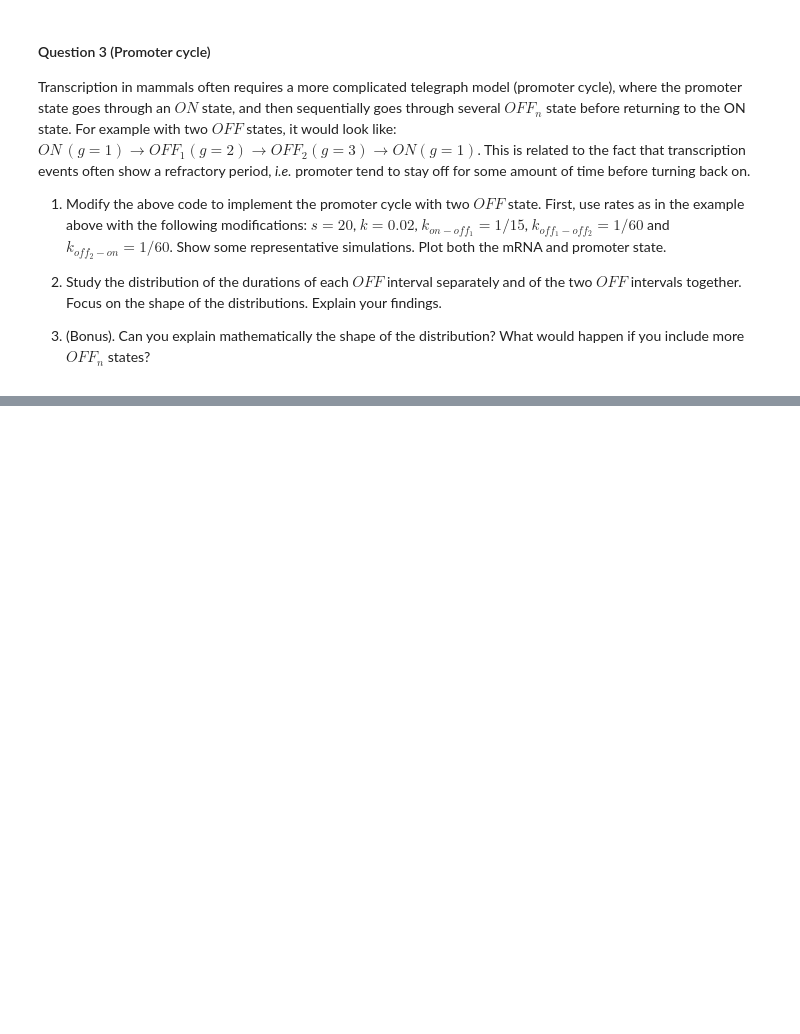
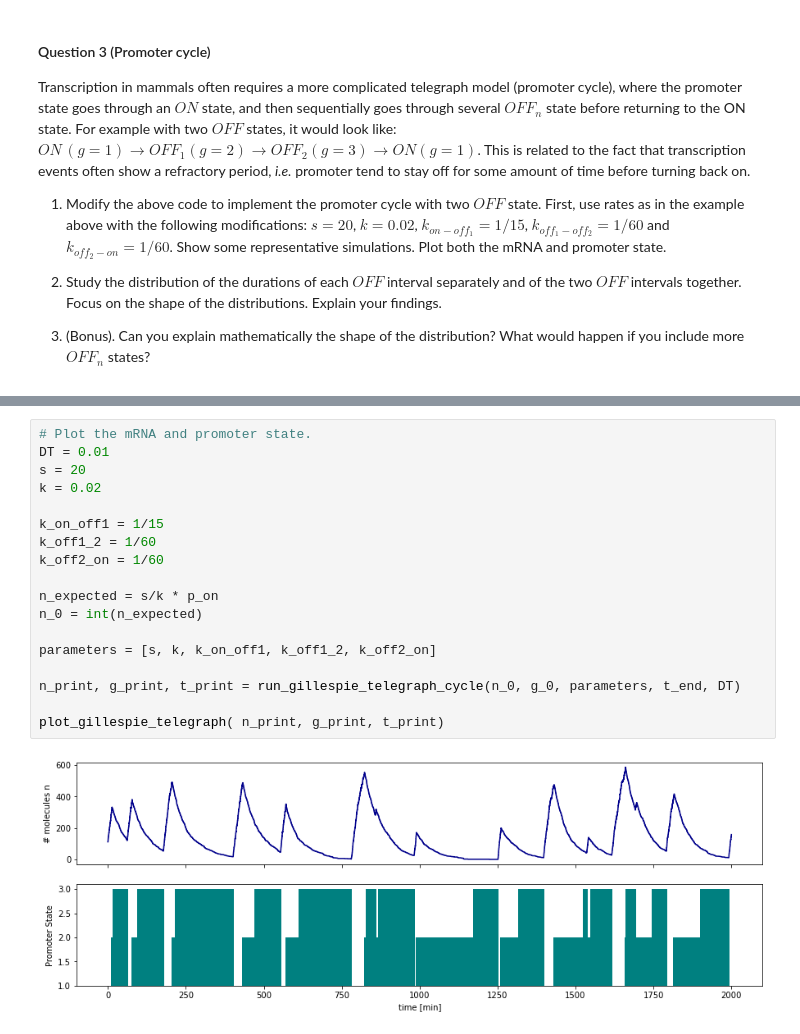
Before and after one commit to PierreLts/Genomics-to-Function, a Jupyter notebook: Exercise_Week11_12_A_Exercises.ipynb, the cells around one changed output, grey strips where cells are left out. Saved outputs shown, nothing was run; the diff lists cells and outputs as text; blank space fills up the shorter version.

```diff
--- a/Exercise_Week11_12_A_Exercises.ipynb
+++ b/Exercise_Week11_12_A_Exercises.ipynb
@@ -486,0 +587,20 @@ Transcription in mammals often requires a more complicated telegraph model (prom
+# %%
+# Plot the mRNA and promoter state.
+DT = 0.01
+s = 20
+k = 0.02
+
+k_on_off1 = 1/15
+k_off1_2 = 1/60
+k_off2_on = 1/60
+
+n_expected = s/k * p_on
+n_0 = int(n_expected)
+
+parameters = [s, k, k_on_off1, k_off1_2, k_off2_on]
+
+n_print, g_print, t_print = run_gillespie_telegraph_cycle(n_0, g_0, parameters, t_end, DT)
+
+plot_gillespie_telegraph( n_print, g_print, t_print)
+# %% [output]
+[figure, added]
```
Also changed, not shown: parts of 5 cells of this notebook.
